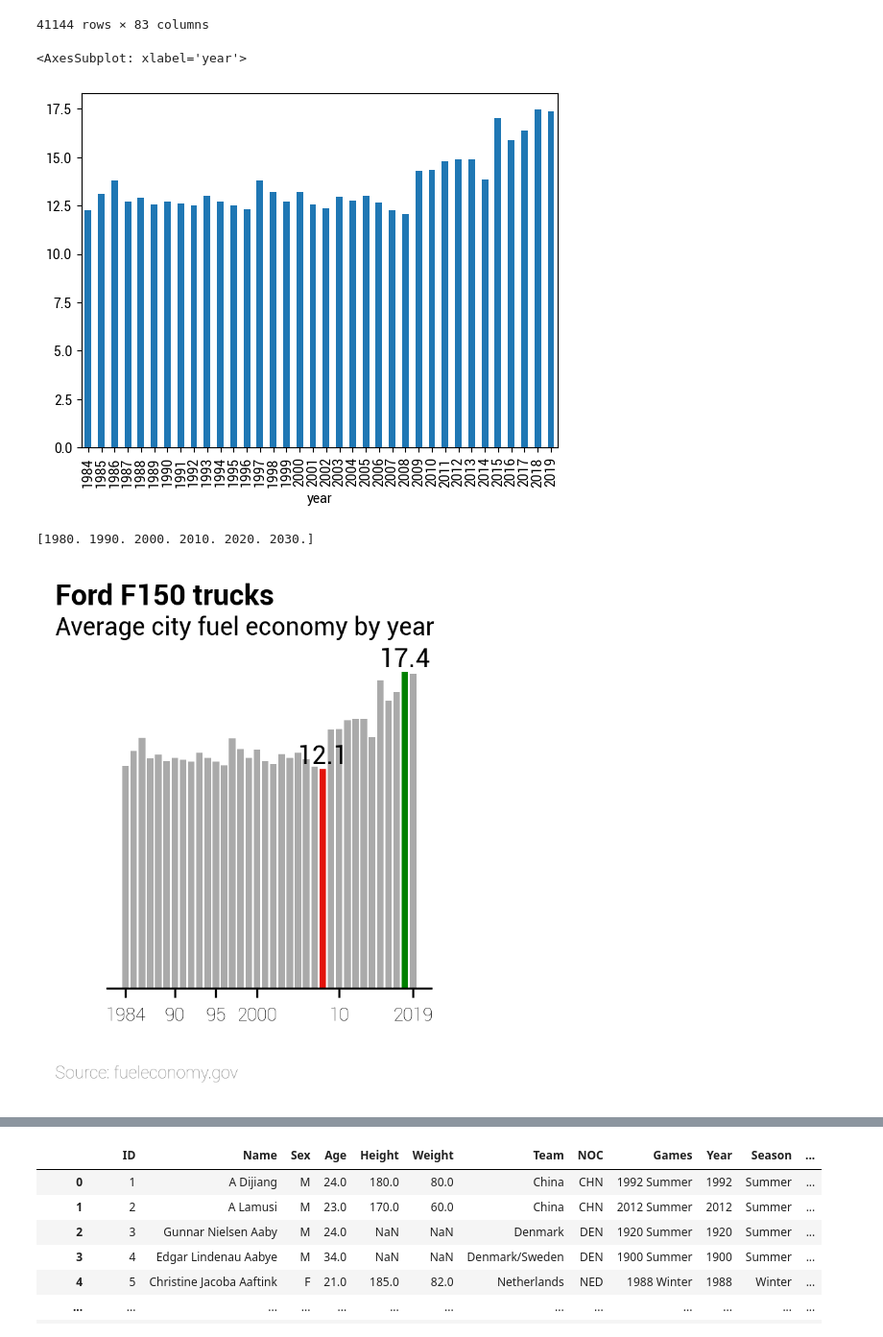
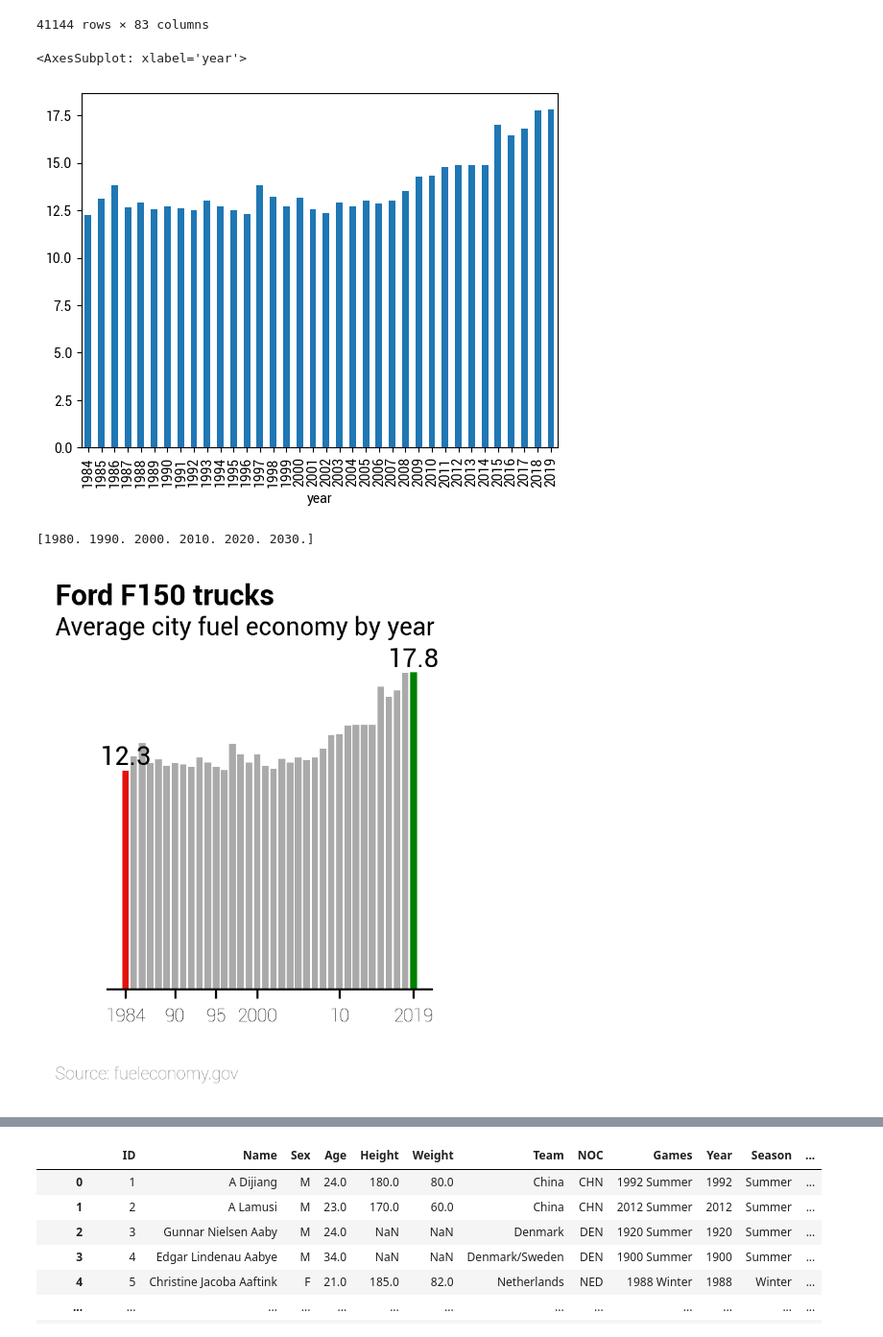
Before and after one commit to mattharrison/CS65, a Jupyter notebook: 4_Visualization.ipynb, the cells around one changed output, grey strips where cells are left out. Shown: that part at 96% size. Drawn from its saved outputs; the diff is of its cells as text; code cells hidden in the pictures.

```diff
--- a/4_Visualization.ipynb
+++ b/4_Visualization.ipynb
@@ -441,7 +424,8 @@ raw_mpg
 # %%
 # bar plots go great with groupby!
 (raw_mpg
- .query('model.str.contains("F150")')
+ .query('model.str.contains("F150") and make=="Ford"')
+#.make.value_counts()
  .groupby('year')
  .city08
  .mean()
@@ -449,7 +433,7 @@ raw_mpg
 )
 # %% [output]
 <AxesSubplot: xlabel='year'>
-[figure, old version]
+[figure, new version]
 # %%
 def plot_mpg(df_):
     plt.rcParams["font.family"] = "Roboto"
@@ -514,35 +498,35 @@ def plot_mpg(df_):
     print(ax.get_xticks())
     # set x ticks and labels to 1984, 90, 95, 2000, 10, 2019
     ax.set_xticks([1984, 1990, 1995, 2000, 2010, 2019])
     ax.set_xticklabels(['1984', '90', '95', '2000', '10', '2019'])
     # set x-axis font size and weight
     for label in ax.get_xticklabels():
         label.set_fontsize(tick_fontsize)
         label.set_fontweight(tick_fontweight)
 
     # get rid of y-axis ticks
     ax.tick_params(axis='y', which='both', left=False)
     ax.set_yticks([])
     # get rid of y-axis label
 
     # set y-axis font size and weight
     for label in ax.get_yticklabels():
         label.set_fontsize(tick_fontsize)
         label.set_fontweight(tick_fontweight)
 
     # add source text at the bottom
     plt.figtext(0.00, -0.10, 'Source: fueleconomy.gov', ha='left',
                 fontsize=source_fontsize, fontweight=source_fontweight,
                 color='gray')
 
 
 (raw_mpg
- .query('model.str.contains("F150")')
+ .query('model.str.contains("F150") and make=="Ford"')
  .pipe(plot_mpg)
 )
 # %% [output]
 [1980. 1990. 2000. 2010. 2020. 2030.]
-[figure, old version]
+[figure, new version]
 # %% [markdown]
 ## Histogram
 
```
Also changed, not shown: parts of 5 cells of this notebook.
